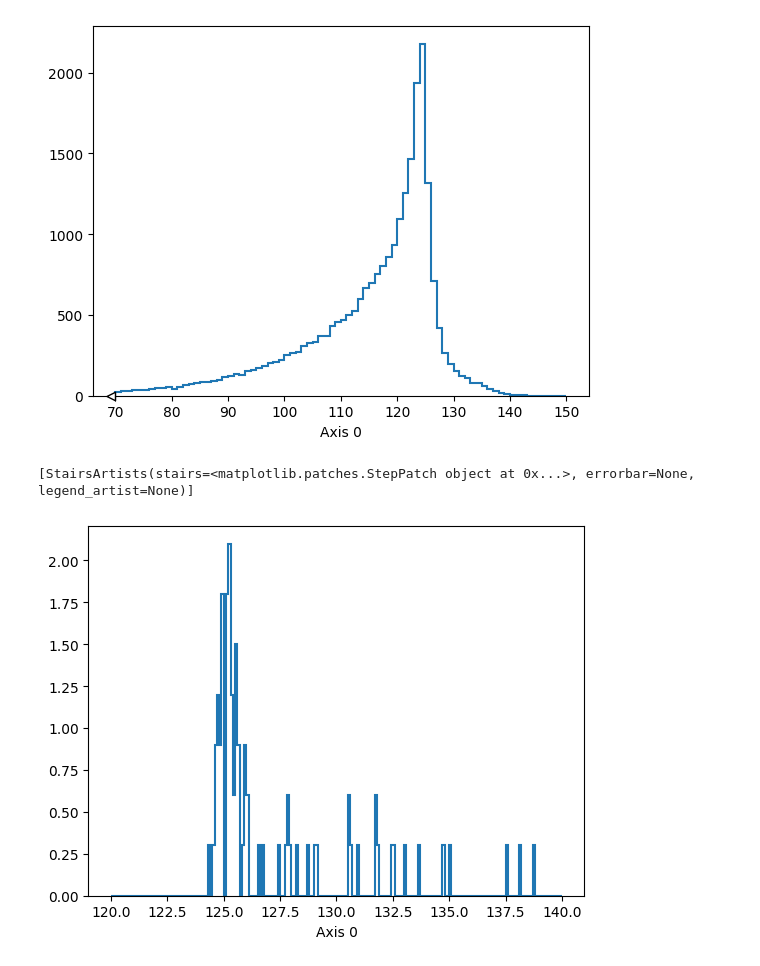
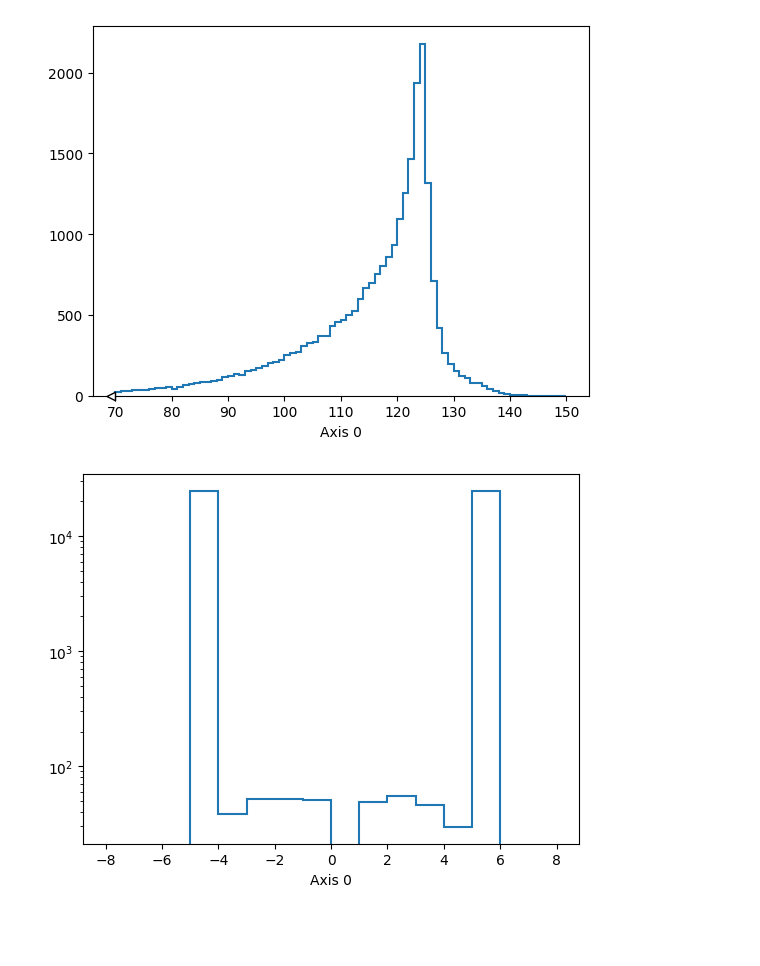
Before and after one commit to prayagyadav/coffea-fcc-analyses, a Jupyter notebook: development/jetclustering/Playground.ipynb, the cells around one changed output. Saved outputs shown, nothing was run; the diff lists cells and outputs as text; code cells hidden in the pictures; blank space fills up the shorter version.

Commit message:
JetTruthFinder Easier Version

```diff
--- a/development/jetclustering/Playground.ipynb
+++ b/development/jetclustering/Playground.ipynb
@@ -23,7 +23,7 @@ from scripts.analyzers import Jet as JetUtil
 
 plots = {
     'dijet_m':{'name':'dijet_higgs_m','title':'Dijet Higgs Mass','xlabel':'Dijet mass [GeV]','ylabel':'Events','bins':80,'xmin':70,'xmax':150},
-    #'pdgid':{'name':'jets_truth','title':'Jets Truth','xlabel':'Jet truth label PDGID','ylabel':'Events','bins':16,'xmin':-8,'xmax':8},
+    'pdgid':{'name':'jets_truth','title':'Jets Truth','xlabel':'Jet truth label PDGID','ylabel':'Events','bins':16,'xmin':-8,'xmax':8},
     'recoil':{'name':'zmumu_recoil_m','title':'Recoil from Z (mass)','xlabel':'Recoil [GeV]','ylabel':'Events','bins':200,'xmin':120,'xmax':140},
     'p_ll':{'name':'zmumu_p','title':'$Z\\rightarrow \\mu^{\\plus} \\mu^{\\minus}$ Momentum','xlabel':'$p\\left( \\mu^{\\plus} \\mu^{\\minus}\\right) \\ [GeV]$','ylabel':'Events','bins':50,'xmin':20,'xmax':70},
     'm_ll':{'name':'zmumu_m','title':'$Z\\rightarrow \\mu^{\\plus} \\mu^{\\minus}$ Mass','xlabel':'$m\\left( \\mu^{\\plus} \\mu^{\\minus}\\right) \\ [GeV]$','ylabel':'Events','bins':40,'xmin':70,'xmax':110},
@@ -97,22 +155,26 @@ pseudo_jets = ak.zip(
 )
 arg_sort_pt = ak.argsort(pseudo_jets.pt)
 jetdef = fastjet.JetDefinition0Param(fastjet.ee_kt_algorithm)
-# Requirements:
-# [Done] arg_exclusive = 2
-# [Not Sure] arg_cut = 2 i.e., N jets for m_exclusive
-# [Not Sure] arg_sorted = 0 i.e., p_T ordering
-# [Done] arg_recombination = 10 i.e., E0_scheme : Special for FCCAnalyses
 jetdef.set_python_recombiner(JetUtil.E0_scheme)
 #jetdef.description()
 cluster = fastjet.ClusterSequence(pseudo_jets[arg_sort_pt], jetdef)
-jet_constituents = cluster.constituents()
 jets = cluster.exclusive_jets(2)
+jet_constituents = cluster.exclusive_jets_constituents(2)
 dijets = ak.sum(jets, axis=1)
+quarks_matched_to_jets = easier_JetTruthFinder(jets, jet_constituents, events.Particle[cuts.all()])
+pdgid = quarks_matched_to_jets.PDG
 
 #Prepare output
 #Choose the required histograms and their assigned variables to fill
 names = plot_props.columns.to_list()
-vars_sel = [dijets.m, Good_Recoil.m, Good_Z.p, Good_Z.m, dijets.m]
+vars_sel = [
+    dijets.m,
+    ak.ravel(pdgid),
+    Good_Recoil.m,
+    Good_Z.p,
+    Good_Z.m,
+    dijets.m
+]
 sel_ocl = cuts.cutflow(*cuts.names).yieldhist()
 
 Output = {
@@ -134,6 +197,7 @@ Output["histograms"]["sel"]
  'm_ll': Hist(Regular(40, 70, 110, label='Axis 0'), storage=Double()) # (has staged fills)}
 # %%
 a = Output["histograms"]["sel"]["dijet_m"].compute()
-b = Output["histograms"]["sel"]["recoil"].compute()
-c = Output["histograms"]["sel"]["p_ll"].compute()
-d = Output["histograms"]["sel"]["m_ll"].compute()
+b = Output["histograms"]["sel"]["pdgid"].compute()
+c = Output["histograms"]["sel"]["recoil"].compute()
+d = Output["histograms"]["sel"]["p_ll"].compute()
+e = Output["histograms"]["sel"]["m_ll"].compute()
@@ -157,10 +207,12 @@ d = Output["histograms"]["sel"]["m_ll"].compute()
 [StairsArtists(stairs=<matplotlib.patches.StepPatch object at 0x...>, errorbar=None, legend_artist=None)]
 [figure]
 # %%
-(b*0.3).plot()
+import matplotlib.pyplot as plt
+fig, ax= plt.subplots()
+(b*0.3).plot1d(ax=ax)
+ax.set_yscale('log')
 # %% [output]
-[StairsArtists(stairs=<matplotlib.patches.StepPatch object at 0x...>, errorbar=None, legend_artist=None)]
-[figure, old version]
+[figure, new version]
 # %%
 (c*0.3).plot()
 # %% [output]
```
Also changed, not shown: parts of 8 cells of this notebook, 2 other files.
